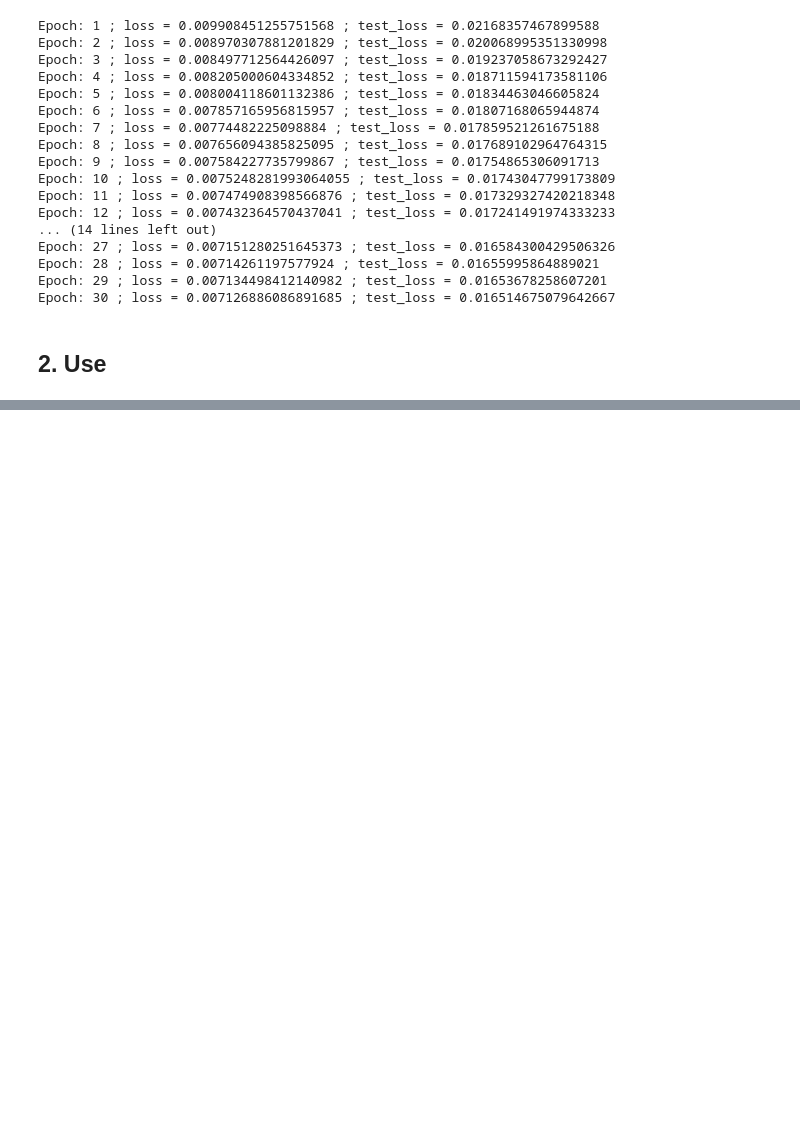
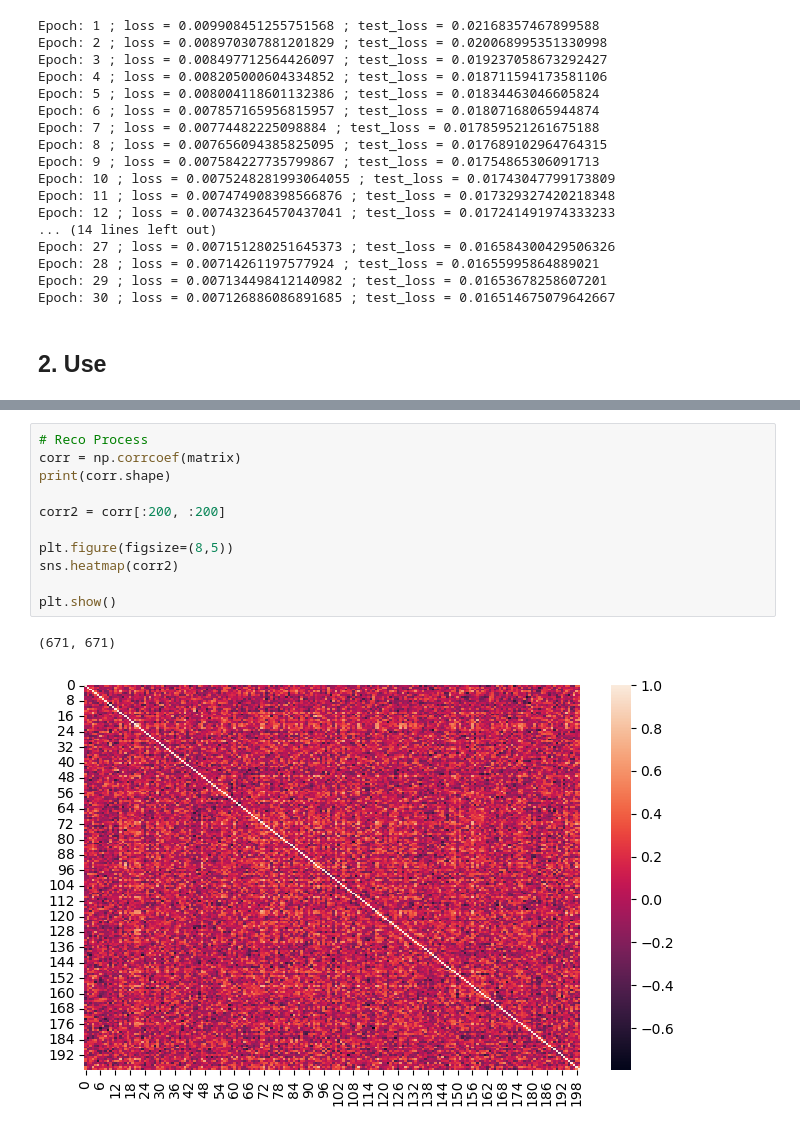
Before and after one commit to formegusto/research-recommendation-system, a Jupyter notebook: 4. Matrix Factorization (Stochastic Gradient Descent).ipynb, the cells around one changed output, grey strips where cells are left out. Drawn from its saved outputs; the diff is of its cells as text; blank space fills up the shorter version.

Commit message:
Matrix Factorization SGD 코드 분석

```diff
--- a/4. Matrix Factorization (Stochastic Gradient Descent).ipynb
+++ b/4. Matrix Factorization (Stochastic Gradient Descent).ipynb
@@ -328,0 +327,14 @@ plt.show()
+# %%
+# Reco Process
+corr = np.corrcoef(matrix)
+print(corr.shape)
+
+corr2 = corr[:200, :200]
+
+plt.figure(figsize=(8,5))
+sns.heatmap(corr2)
+
+plt.show()
+# %% [output]
+(671, 671)
+[figure, added]
```
Also changed, not shown: parts of 13 cells of this notebook.
